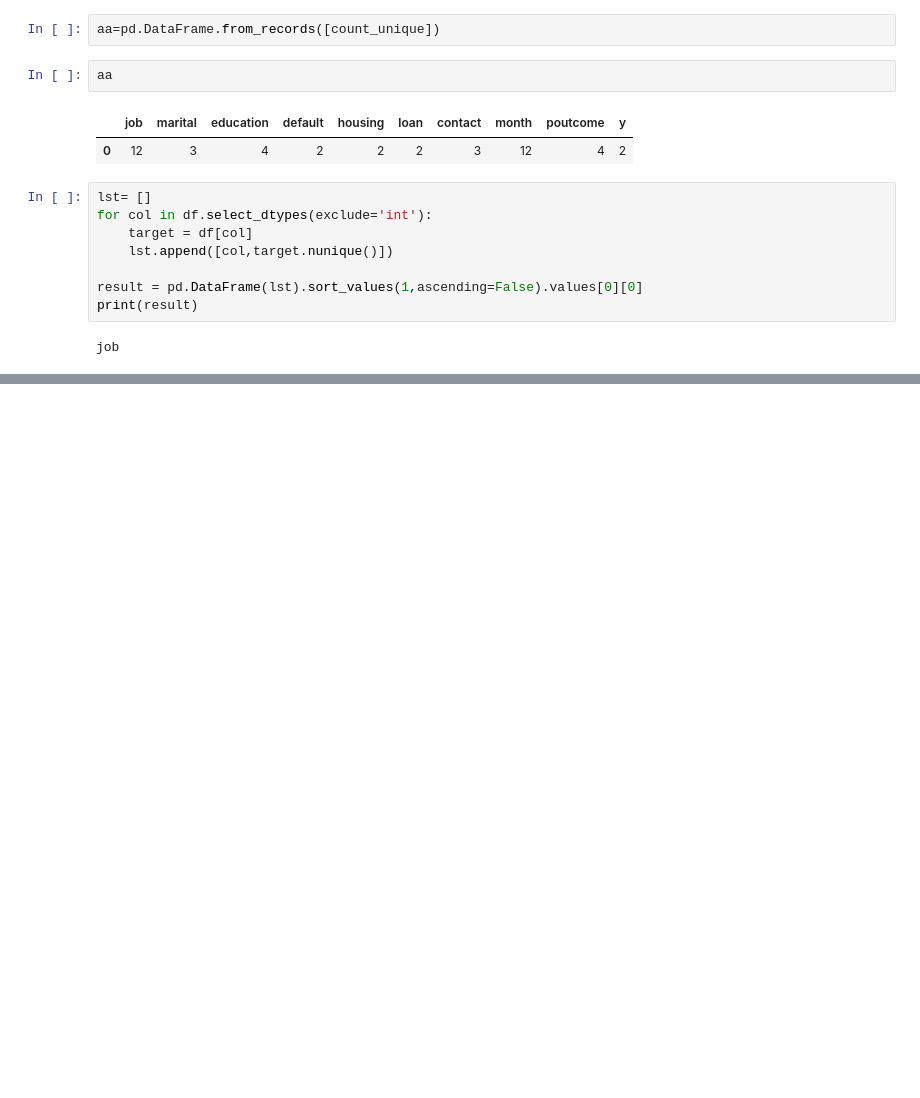
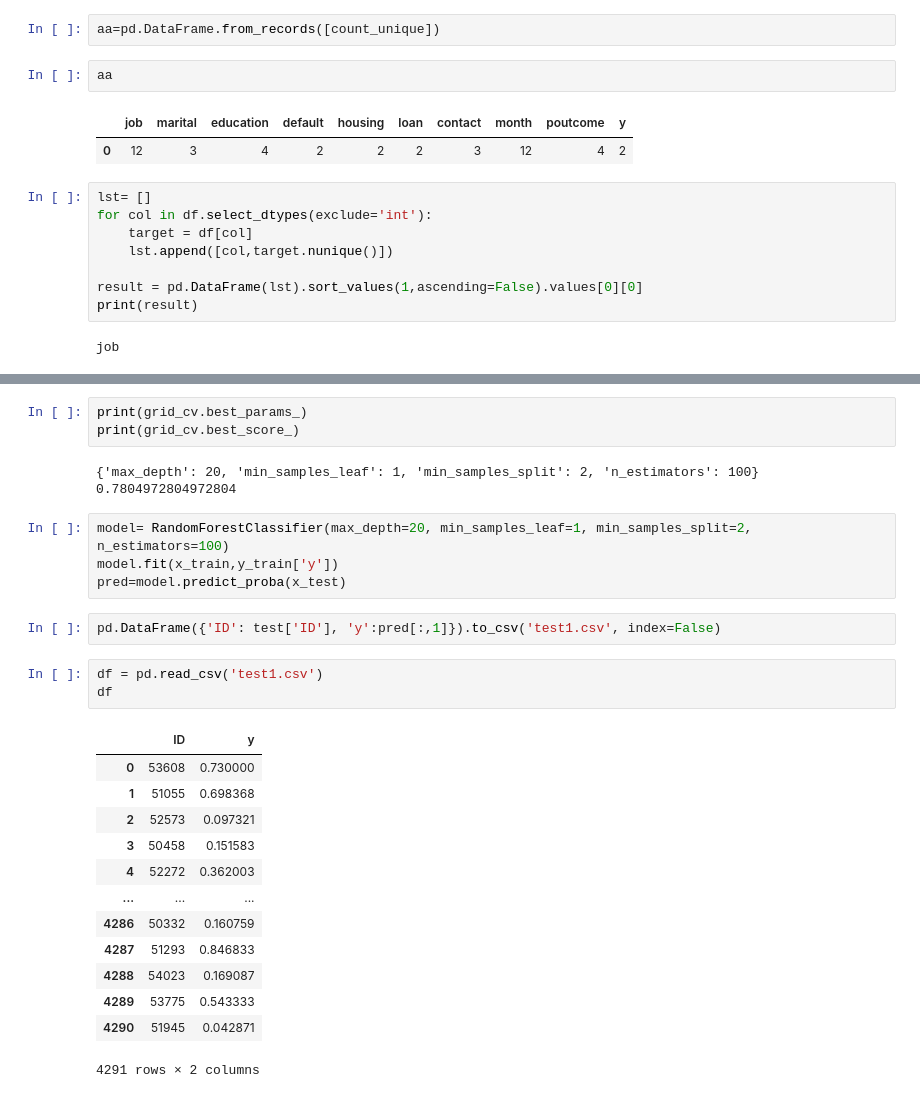
Before and after one commit to Soyoung24/TIL, a Jupyter notebook: 빅분기/04_작업2유형/실기모의고사_1회차.ipynb, the cells around one changed output, grey strips where cells are left out. Drawn from its saved outputs; the diff is of its cells as text; blank space fills up the shorter version.

```diff
--- a/빅분기/04_작업2유형/실기모의고사_1회차.ipynb
+++ b/빅분기/04_작업2유형/실기모의고사_1회차.ipynb
@@ -117,0 +389,29 @@ ValueError: If using all scalar values, you must pass an index
+# %%
+print(grid_cv.best_params_)
+print(grid_cv.best_score_)
+# %% [output]
+{'max_depth': 20, 'min_samples_leaf': 1, 'min_samples_split': 2, 'n_estimators': 100}
+0.7804972804972804
+# %%
+model= RandomForestClassifier(max_depth=20, min_samples_leaf=1, min_samples_split=2, n_estimators=100)
+model.fit(x_train,y_train['y'])
+pred=model.predict_proba(x_test)
+# %%
+pd.DataFrame({'ID': test['ID'], 'y':pred[:,1]}).to_csv('test1.csv', index=False)
+# %%
+df = pd.read_csv('test1.csv')
+df
+# %% [output]
+|  | ID | y |
+| 0 | 53608 | 0.730000 |
+| 1 | 51055 | 0.698368 |
+| 2 | 52573 | 0.097321 |
+| 3 | 50458 | 0.151583 |
+| 4 | 52272 | 0.362003 |
+| ... | ... | ... |
+| 4286 | 50332 | 0.160759 |
+| 4287 | 51293 | 0.846833 |
+| 4288 | 54023 | 0.169087 |
+| 4289 | 53775 | 0.543333 |
+| 4290 | 51945 | 0.042871 |
+4291 rows × 2 columns
```
Also changed, not shown: parts of 42 cells of this notebook, 2 other files.
